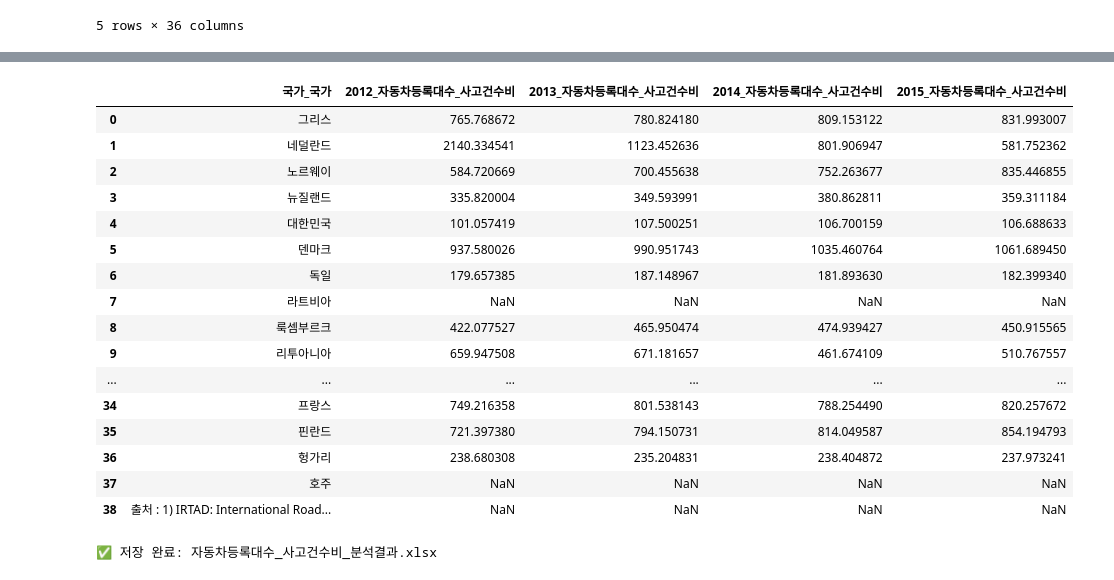
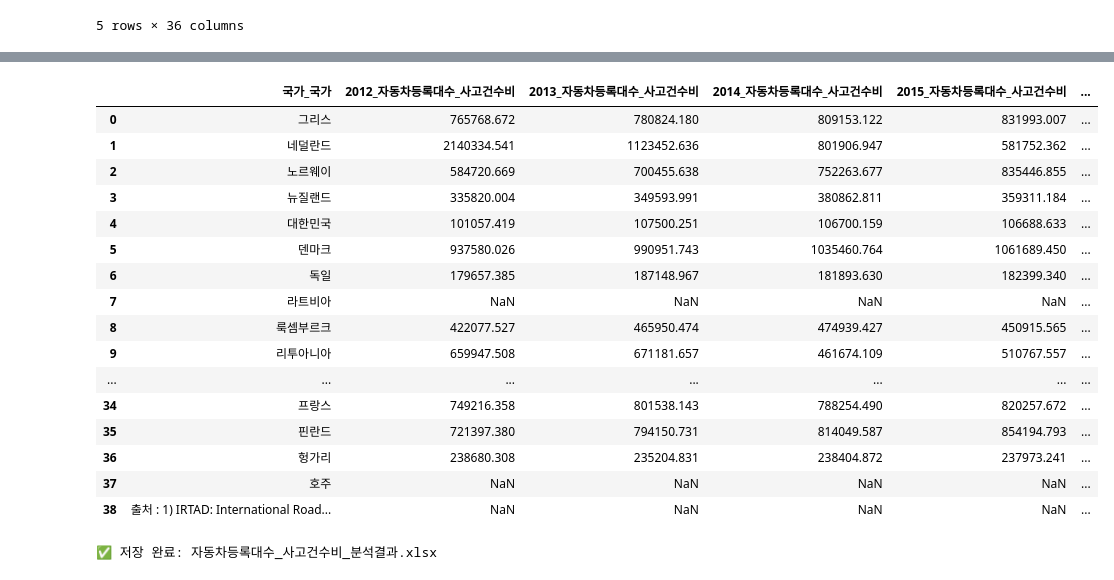
Before and after one commit to Eunhasuiin/LikeLion_Mid_team_14, a Jupyter notebook: members/이효린/notebooks/12-16년OECD EDA.ipynb, the cells around one changed output, grey strips where cells are left out. Drawn from its saved outputs; the diff is of its cells as text; code cells hidden in the pictures.

Commit message:
자동차등록대수*1000:사고건수률

```diff
--- a/members/이효린/notebooks/12-16년OECD EDA.ipynb
+++ b/members/이효린/notebooks/12-16년OECD EDA.ipynb
@@ -67,7 +67,7 @@ display(df_raw.head())
 # 자동차 등록대수와 인구수가 모두 있는 연도별 컬럼 쌍 찾기
 car_ratio_dict = {}  # 계산된 결과 저장용
 
-for year in range(2012, 2016):
+for year in range(2012, 2017):
     # 컬럼명 예시: '2017_자동차등록대수(천대)', '2017_인구수(천명)'
     car_col = [col for col in car_cols if str(year) in col]
     pop_col = [col for col in pop_cols if str(year) in col]
@@ -133,44 +133,45 @@ print(f"✅ 저장 완료: {output_path}")
 # %%
 import pandas as pd
 from IPython.display import display
 
-# 자동차등록대수 : 사고건수 비율 계산
-for year in range(2012, 2016):
+# 자동차등록대수 : 사고건수 비율 계산 (단위 변환 포함)
+for year in range(2012, 2017):
     car_reg_col = f"{year}_자동차등록대수(천대)"
     acc_col = f"{year}_사고[건]"
 
     if car_reg_col in df_raw.columns and acc_col in df_raw.columns:
-        # 문자열을 숫자로 변환 (에러는 NaN으로 처리)
-        car_reg = pd.to_numeric(df_raw[car_reg_col], errors='coerce')
+        # 단위 변환: 천 대 → 대
+        car_reg = pd.to_numeric(df_raw[car_reg_col], errors='coerce') * 1000
         accidents = pd.to_numeric(df_raw[acc_col], errors='coerce')
 
-        # 계산 후 새 컬럼 생성
+        # 계산 후 새 컬럼 생성 (비율: 자동차 등록대수 ÷ 사고건수)
         df_raw[f"{year}_자동차등록대수_사고건수비"] = car_reg / accidents
 
-# 비율 컬럼만 따로 추출해서 보기 좋게 출력
+# 비율 컬럼만 추출해서 보기 좋게 출력 (소수점 3자리로 반올림)
 ratio_cols = [col for col in df_raw.columns if '자동차등록대수_사고건수비' in col]
-df_ratio_view = df_raw[['국가_국가'] + ratio_cols]
+df_ratio_view = df_raw[['국가_국가'] + ratio_cols].copy()
+df_ratio_view[ratio_cols] = df_ratio_view[ratio_cols].round(3)
 
 # 표 출력
 display(df_ratio_view)
 # %% [output]
-|  | 국가_국가 | 2012_자동차등록대수_사고건수비 | 2013_자동차등록대수_사고건수비 | 2014_자동차등록대수_사고건수비 | 2015_자동차등록대수_사고건수비 |
-| 0 | 그리스 | 765.768672 | 780.824180 | 809.153122 | 831.993007 |
-| 1 | 네덜란드 | 2140.334541 | 1123.452636 | 801.906947 | 581.752362 |
-| 2 | 노르웨이 | 584.720669 | 700.455638 | 752.263677 | 835.446855 |
-| 3 | 뉴질랜드 | 335.820004 | 349.593991 | 380.862811 | 359.311184 |
-| 4 | 대한민국 | 101.057419 | 107.500251 | 106.700159 | 106.688633 |
-| 5 | 덴마크 | 937.580026 | 990.951743 | 1035.460764 | 1061.689450 |
-| 6 | 독일 | 179.657385 | 187.148967 | 181.893630 | 182.399340 |
-| 7 | 라트비아 | NaN | NaN | NaN | NaN |
-| 8 | 룩셈부르크 | 422.077527 | 465.950474 | 474.939427 | 450.915565 |
-| 9 | 리투아니아 | 659.947508 | 671.181657 | 461.674109 | 510.767557 |
-| ... | ... | ... | ... | ... | ... |
-| 34 | 프랑스 | 749.216358 | 801.538143 | 788.254490 | 820.257672 |
-| 35 | 핀란드 | 721.397380 | 794.150731 | 814.049587 | 854.194793 |
-| 36 | 헝가리 | 238.680308 | 235.204831 | 238.404872 | 237.973241 |
-| 37 | 호주 | NaN | NaN | NaN | NaN |
-| 38 | 출처 : 1) IRTAD: International Road... | NaN | NaN | NaN | NaN |
+|  | 국가_국가 | 2012_자동차등록대수_사고건수비 | 2013_자동차등록대수_사고건수비 | 2014_자동차등록대수_사고건수비 | 2015_자동차등록대수_사고건수비 | ... |
+| 0 | 그리스 | 765768.672 | 780824.180 | 809153.122 | 831993.007 | ... |
+| 1 | 네덜란드 | 2140334.541 | 1123452.636 | 801906.947 | 581752.362 | ... |
+| 2 | 노르웨이 | 584720.669 | 700455.638 | 752263.677 | 835446.855 | ... |
+| 3 | 뉴질랜드 | 335820.004 | 349593.991 | 380862.811 | 359311.184 | ... |
+| 4 | 대한민국 | 101057.419 | 107500.251 | 106700.159 | 106688.633 | ... |
+| 5 | 덴마크 | 937580.026 | 990951.743 | 1035460.764 | 1061689.450 | ... |
+| 6 | 독일 | 179657.385 | 187148.967 | 181893.630 | 182399.340 | ... |
+| 7 | 라트비아 | NaN | NaN | NaN | NaN | ... |
+| 8 | 룩셈부르크 | 422077.527 | 465950.474 | 474939.427 | 450915.565 | ... |
+| 9 | 리투아니아 | 659947.508 | 671181.657 | 461674.109 | 510767.557 | ... |
+| ... | ... | ... | ... | ... | ... | ... |
+| 34 | 프랑스 | 749216.358 | 801538.143 | 788254.490 | 820257.672 | ... |
+| 35 | 핀란드 | 721397.380 | 794150.731 | 814049.587 | 854194.793 | ... |
+| 36 | 헝가리 | 238680.308 | 235204.831 | 238404.872 | 237973.241 | ... |
+| 37 | 호주 | NaN | NaN | NaN | NaN | ... |
+| 38 | 출처 : 1) IRTAD: International Road... | NaN | NaN | NaN | NaN | ... |
 # %%
 df_ratio_view.to_excel("자동차등록대수_사고건수비_분석결과.xlsx", index=False)
 print("✅ 저장 완료: 자동차등록대수_사고건수비_분석결과.xlsx")
```
Also changed, not shown: parts of 2 cells of this notebook, 1 other file.
